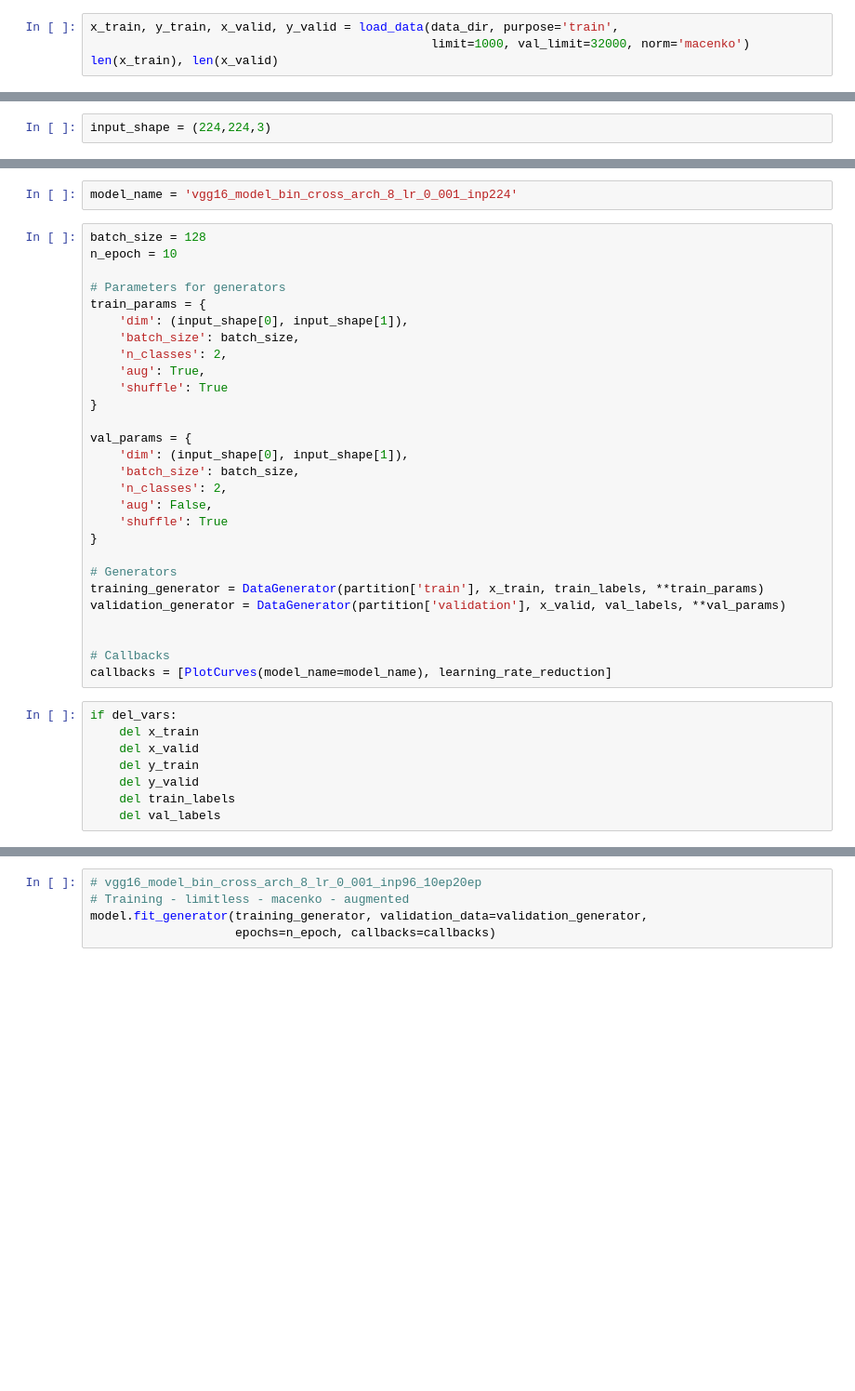
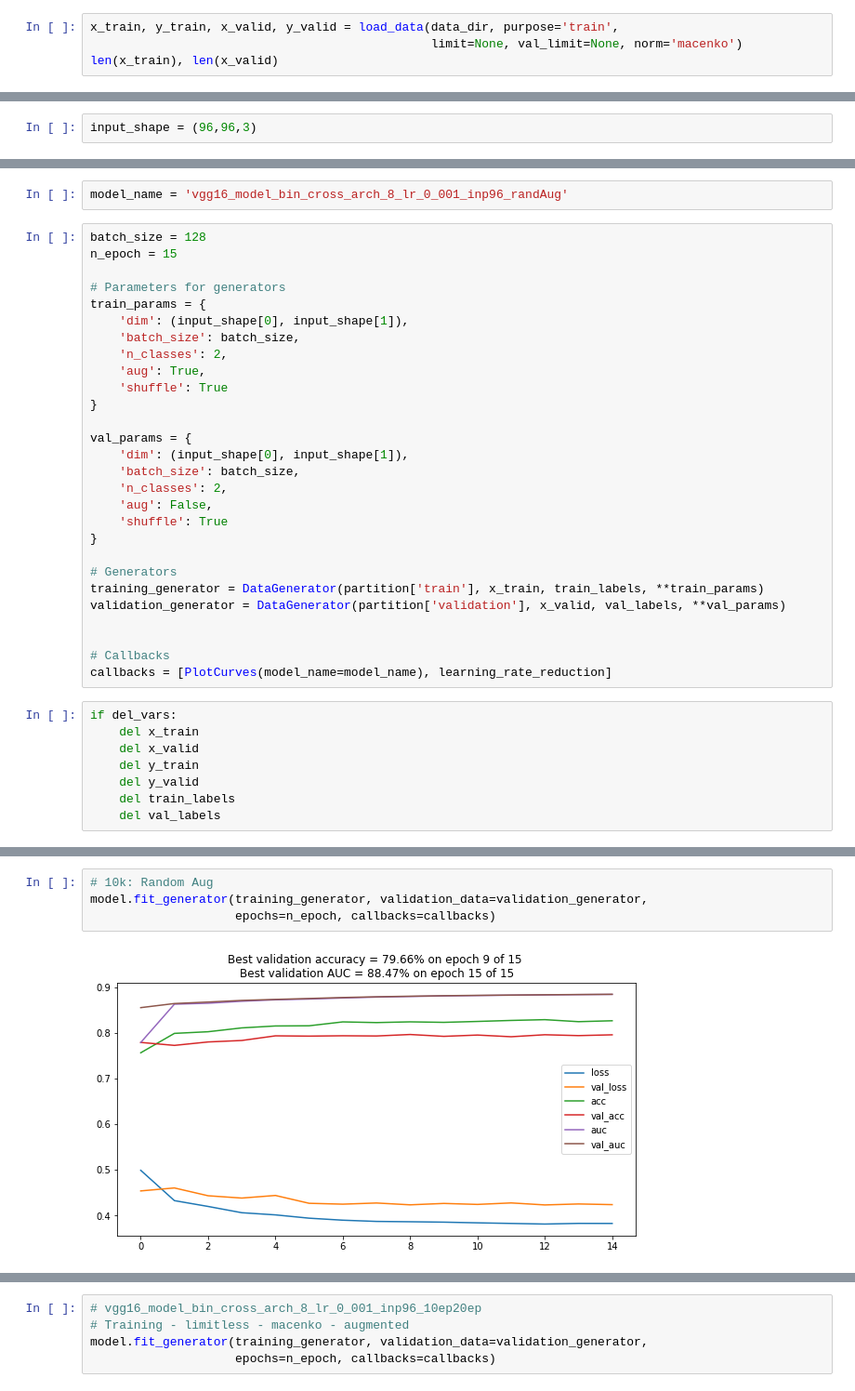
Before and after one commit to simgeekiz/PatchCamelyon, a Jupyter notebook: VGG16.ipynb, the cells around one changed output, grey strips where cells are left out. Shown at 93% size. Drawn from its saved outputs; the diff is of its cells as text; blank space fills up the shorter version.

```diff
--- a/VGG16.ipynb
+++ b/VGG16.ipynb
@@ -38,5 +45,5 @@ data_dir = './data/'
 # %%
 x_train, y_train, x_valid, y_valid = load_data(data_dir, purpose='train',
-                                               limit=1000, val_limit=32000, norm='macenko')
+                                               limit=None, val_limit=None, norm='macenko')
 len(x_train), len(x_valid)
 # %% [output]
@@ -61,7 +68,7 @@ if del_vars:
 # %% [markdown]
 ## MODEL
 # %%
-input_shape = (224,224,3)
+input_shape = (96,96,3)
 # %%
 def build_arch_8_net(input_shape=(96,96,3)):
 
@@ -127,10 +157,10 @@ model.summary()
 # %% [markdown]
 ## Train the model
 # %%
-model_name = 'vgg16_model_bin_cross_arch_8_lr_0_001_inp224'
+model_name = 'vgg16_model_bin_cross_arch_8_lr_0_001_inp96_randAug'
 # %%
 batch_size = 128
-n_epoch = 10
+n_epoch = 15
 
 # Parameters for generators
 train_params = {
@@ -172,0 +214,6 @@ Epoch 1/10
+# %%
+# 10k: Random Aug
+model.fit_generator(training_generator, validation_data=validation_generator,
+                    epochs=n_epoch, callbacks=callbacks)
+# %% [output]
+[figure, added]
```
Also changed, not shown: parts of 25 cells of this notebook, 12 other files.
